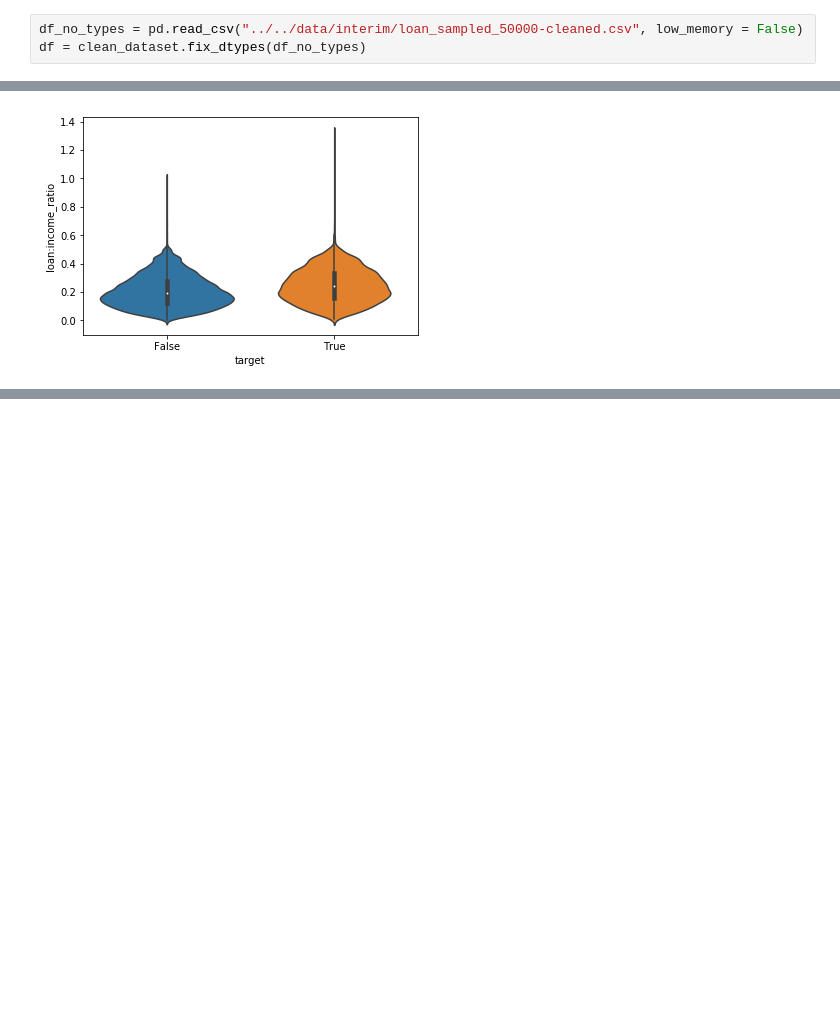
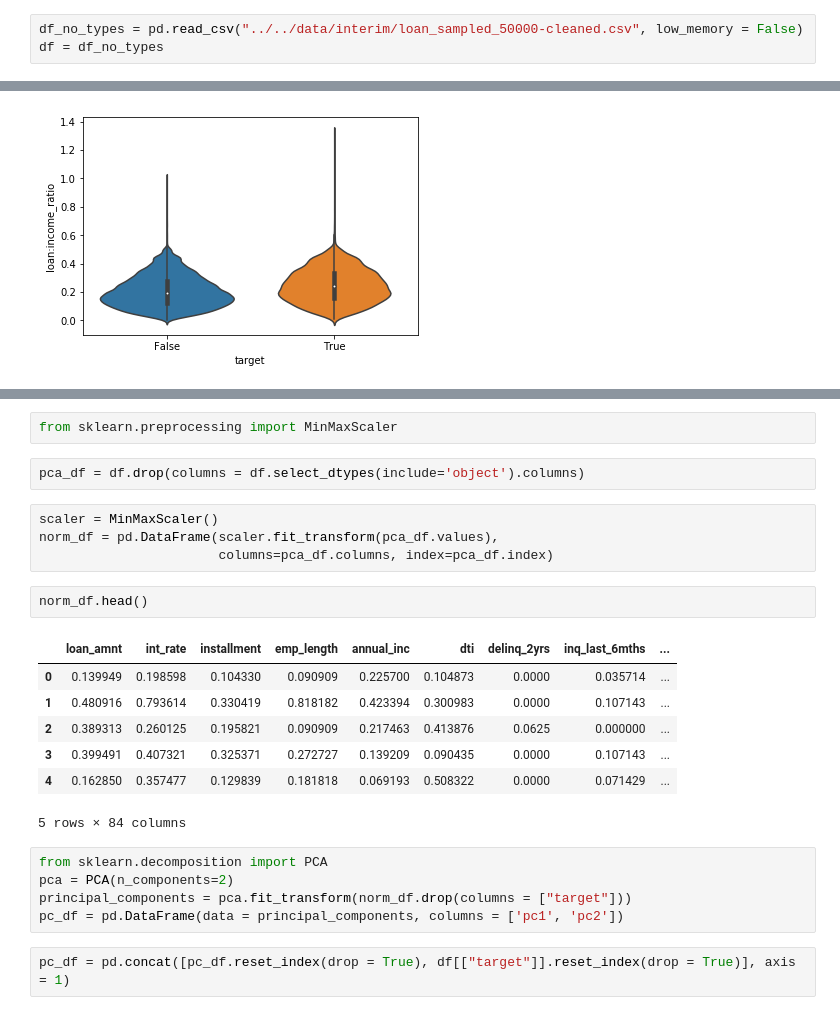
Before and after one commit to andmikey/lendingclub-analysis, a Jupyter notebook: notebooks/exploratory/190913-mandrejc-explore-data.ipynb, the cells around one changed output, grey strips where cells are left out. Saved outputs shown, nothing was run; the diff lists cells and outputs as text; blank space fills up the shorter version.

```diff
--- a/notebooks/exploratory/190913-mandrejc-explore-data.ipynb
+++ b/notebooks/exploratory/190913-mandrejc-explore-data.ipynb
@@ -10,7 +10,7 @@ import numpy as np
 Before we start, we can use the data cleaning steps from our previous notebook to clean up and prepare the data for analysis.
 # %%
 df_no_types = pd.read_csv("../../data/interim/loan_sampled_50000-cleaned.csv", low_memory = False)
-df = clean_dataset.fix_dtypes(df_no_types)
+df = df_no_types
 # %%
 df.head()
 # %% [output]
@@ -155,0 +162,25 @@ dtype: float64
+# %%
+from sklearn.preprocessing import MinMaxScaler
+# %%
+pca_df = df.drop(columns = df.select_dtypes(include='object').columns)
+# %%
+scaler = MinMaxScaler()
+norm_df = pd.DataFrame(scaler.fit_transform(pca_df.values),
+                       columns=pca_df.columns, index=pca_df.index)
+# %%
+norm_df.head()
+# %% [output]
+|  | loan_amnt | int_rate | installment | emp_length | annual_inc | dti | delinq_2yrs | inq_last_6mths | ... |
+| 0 | 0.139949 | 0.198598 | 0.104330 | 0.090909 | 0.225700 | 0.104873 | 0.0000 | 0.035714 | ... |
+| 1 | 0.480916 | 0.793614 | 0.330419 | 0.818182 | 0.423394 | 0.300983 | 0.0000 | 0.107143 | ... |
+| 2 | 0.389313 | 0.260125 | 0.195821 | 0.090909 | 0.217463 | 0.413876 | 0.0625 | 0.000000 | ... |
+| 3 | 0.399491 | 0.407321 | 0.325371 | 0.272727 | 0.139209 | 0.090435 | 0.0000 | 0.107143 | ... |
+| 4 | 0.162850 | 0.357477 | 0.129839 | 0.181818 | 0.069193 | 0.508322 | 0.0000 | 0.071429 | ... |
+5 rows × 84 columns
+# %%
+from sklearn.decomposition import PCA
+pca = PCA(n_components=2)
+principal_components = pca.fit_transform(norm_df.drop(columns = ["target"]))
+pc_df = pd.DataFrame(data = principal_components, columns = ['pc1', 'pc2'])
+# %%
+pc_df = pd.concat([pc_df.reset_index(drop = True), df[["target"]].reset_index(drop = True)], axis = 1)
```
Also changed, not shown: parts of 3 cells of this notebook.
